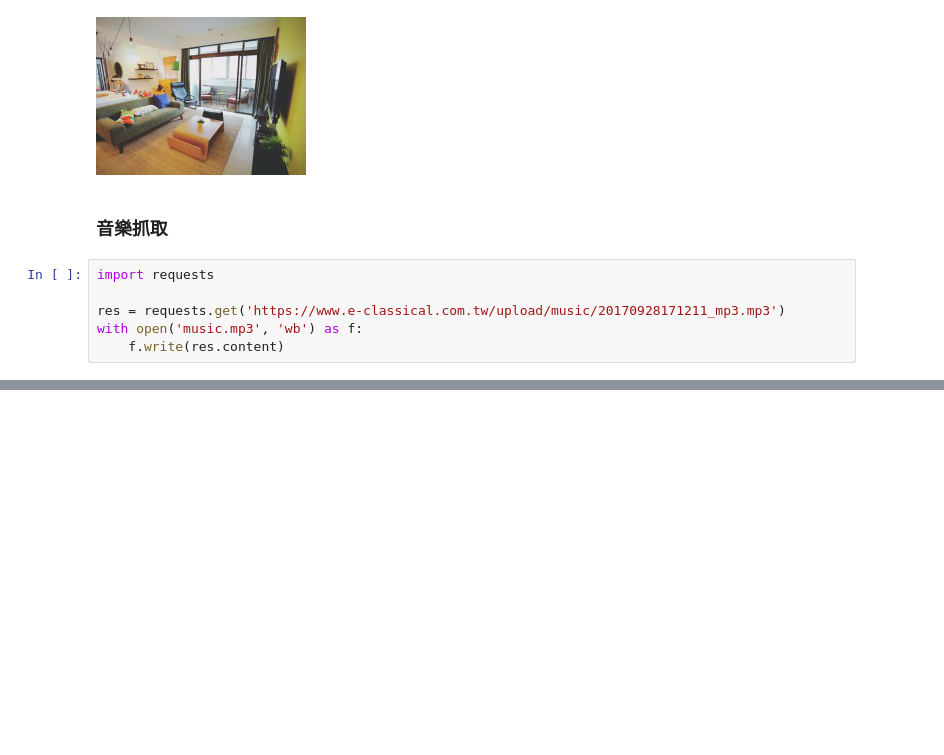
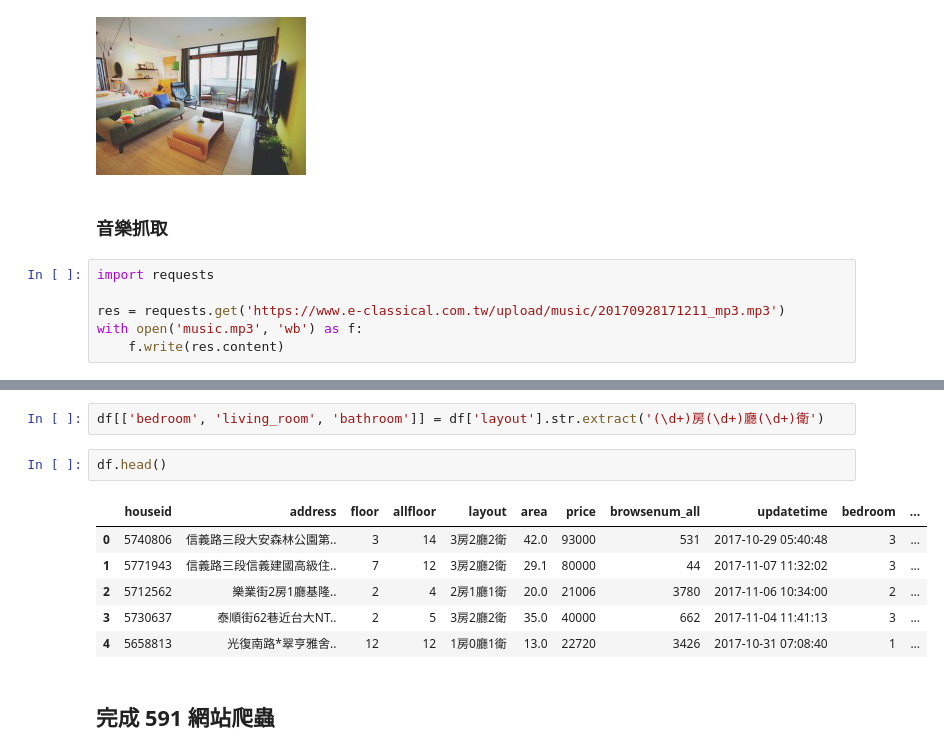
Before and after one commit to ywchiu/fetnetpy, a Jupyter notebook: Demo20171108.ipynb, the cells around one changed output, grey strips where cells are left out. Cells and saved outputs as stored; diff of their text form; blank space fills up the shorter version.

```diff
--- a/Demo20171108.ipynb
+++ b/Demo20171108.ipynb
@@ -116,0 +376,13 @@ with open('music.mp3', 'wb') as f:
+# %%
+df[['bedroom', 'living_room', 'bathroom']] = df['layout'].str.extract('(\d+)房(\d+)廳(\d+)衛')
+# %%
+df.head()
+# %% [output]
+|  | houseid | address | floor | allfloor | layout | area | price | browsenum_all | updatetime | bedroom | ... |
+| 0 | 5740806 | 信義路三段大安森林公園第.. | 3 | 14 | 3房2廳2衛 | 42.0 | 93000 | 531 | 2017-10-29 05:40:48 | 3 | ... |
+| 1 | 5771943 | 信義路三段信義建國高級住.. | 7 | 12 | 3房2廳2衛 | 29.1 | 80000 | 44 | 2017-11-07 11:32:02 | 3 | ... |
+| 2 | 5712562 | 樂業街2房1廳基隆.. | 2 | 4 | 2房1廳1衛 | 20.0 | 21006 | 3780 | 2017-11-06 10:34:00 | 2 | ... |
+| 3 | 5730637 | 泰順街62巷近台大NT.. | 2 | 5 | 3房2廳2衛 | 35.0 | 40000 | 662 | 2017-11-04 11:41:13 | 3 | ... |
+| 4 | 5658813 | 光復南路*翠亨雅舍.. | 12 | 12 | 1房0廳1衛 | 13.0 | 22720 | 3426 | 2017-10-31 07:08:40 | 1 | ... |
+# %% [markdown]
+## 完成 591 網站爬蟲
```
Also changed, not shown: parts of 33 cells of this notebook.
